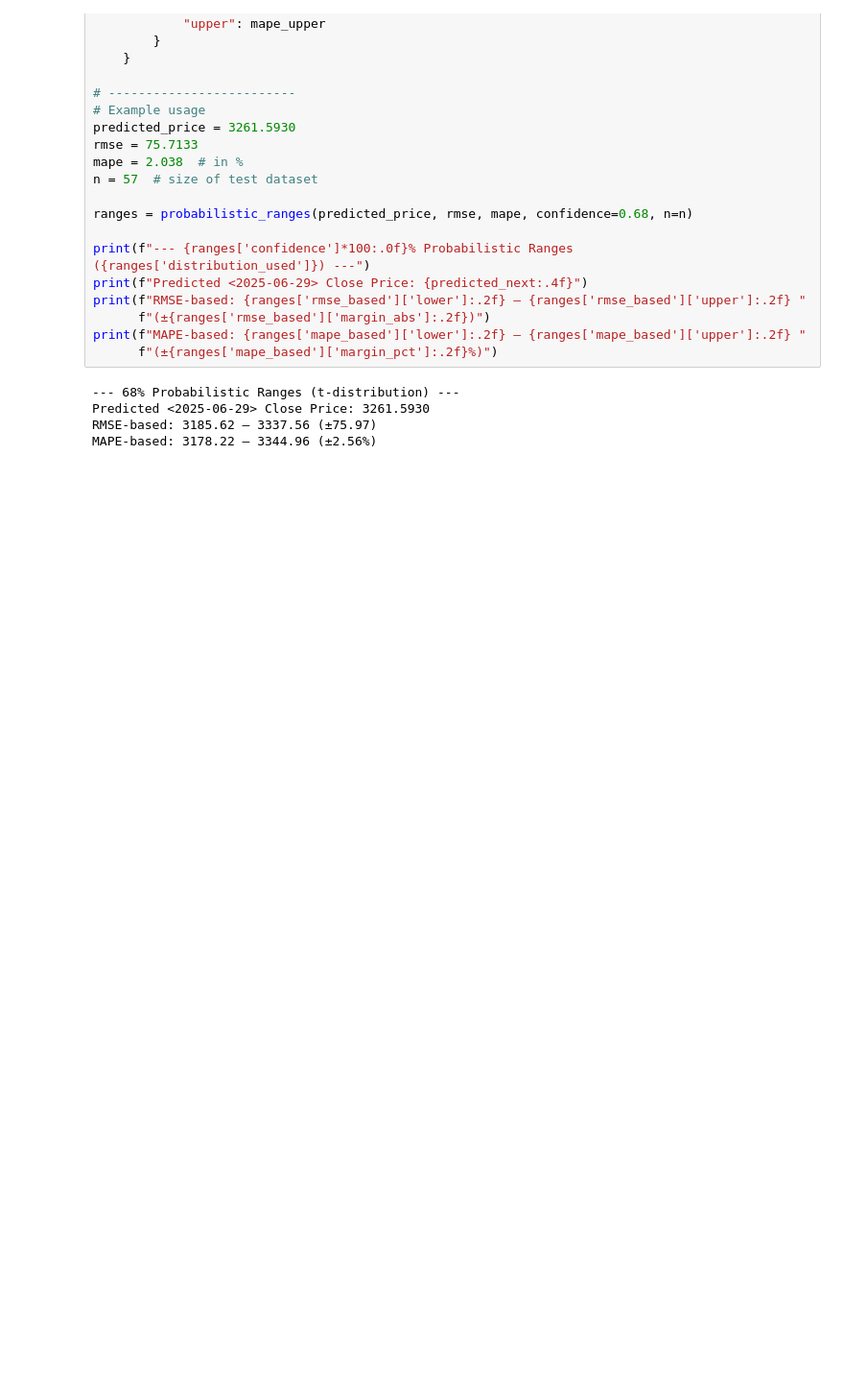
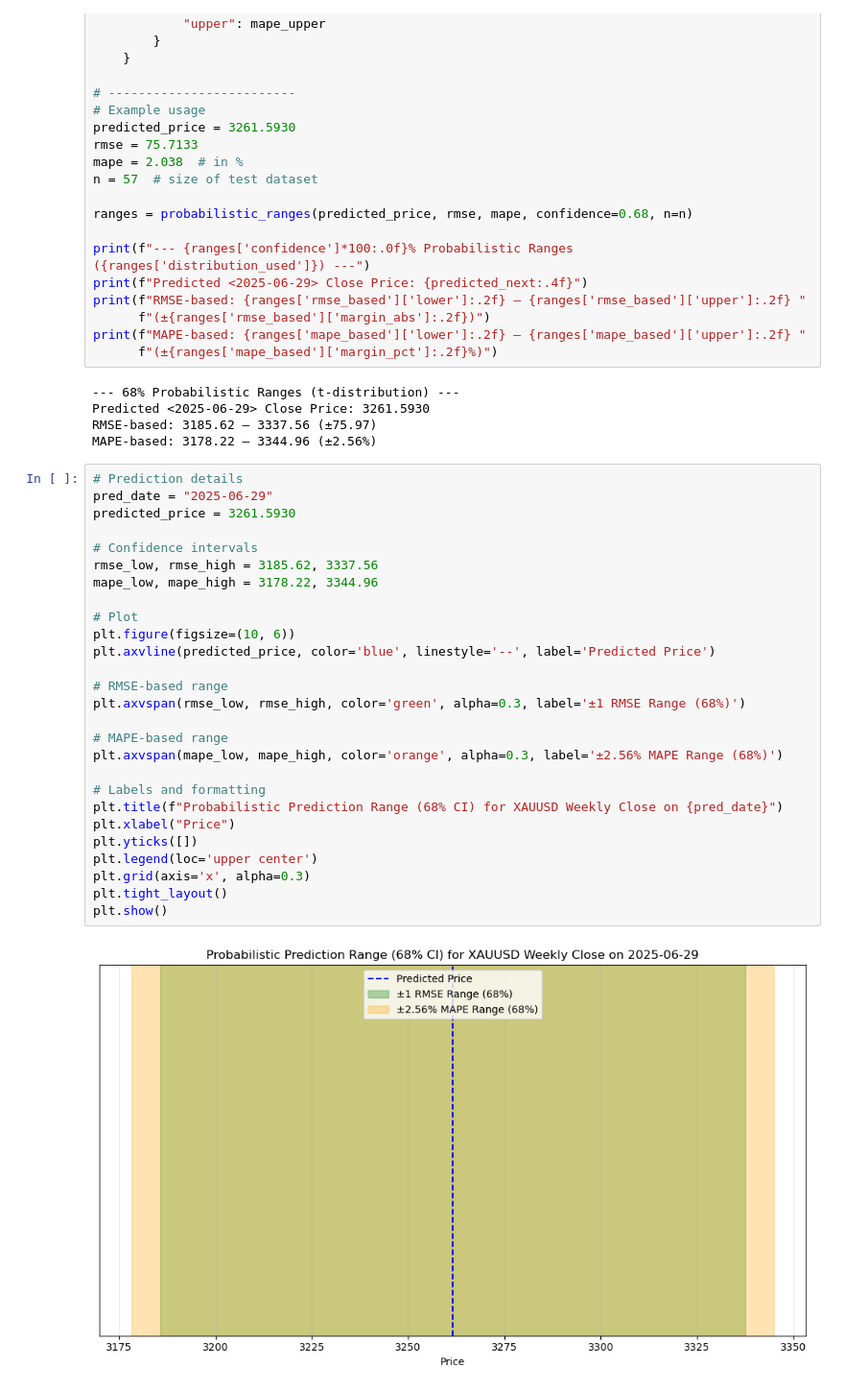
Before and after one commit to HJJ1981/LinearRegression_XAUUSD, a Jupyter notebook: 15Features_Linear_Regression_close_price_pred.ipynb, the cells around one changed output. Shown at 96% size. Drawn from its saved outputs; the diff is of its cells as text; blank space fills up the shorter version.

```diff
--- a/15Features_Linear_Regression_close_price_pred.ipynb
+++ b/15Features_Linear_Regression_close_price_pred.ipynb
@@ -440,3 +439,32 @@ print(f"MAPE-based: {ranges['mape_based']['lower']:.2f} – {ranges['mape_based'
 Predicted <2025-06-29> Close Price: 3261.5930
 RMSE-based: 3185.62 – 3337.56 (±75.97)
 MAPE-based: 3178.22 – 3344.96 (±2.56%)
+# %%
+# Prediction details
+pred_date = "2025-06-29"
+predicted_price = 3261.5930
+
+# Confidence intervals
+rmse_low, rmse_high = 3185.62, 3337.56
+mape_low, mape_high = 3178.22, 3344.96
+
+# Plot
+plt.figure(figsize=(10, 6))
+plt.axvline(predicted_price, color='blue', linestyle='--', label='Predicted Price')
+
+# RMSE-based range
+plt.axvspan(rmse_low, rmse_high, color='green', alpha=0.3, label='±1 RMSE Range (68%)')
+
+# MAPE-based range
+plt.axvspan(mape_low, mape_high, color='orange', alpha=0.3, label='±2.56% MAPE Range (68%)')
+
+# Labels and formatting
+plt.title(f"Probabilistic Prediction Range (68% CI) for XAUUSD Weekly Close on {pred_date}")
+plt.xlabel("Price")
+plt.yticks([])
+plt.legend(loc='upper center')
+plt.grid(axis='x', alpha=0.3)
+plt.tight_layout()
+plt.show()
+# %% [output]
+[figure, added]
```
Also changed, not shown: parts of 5 cells of this notebook, 19 other files.
